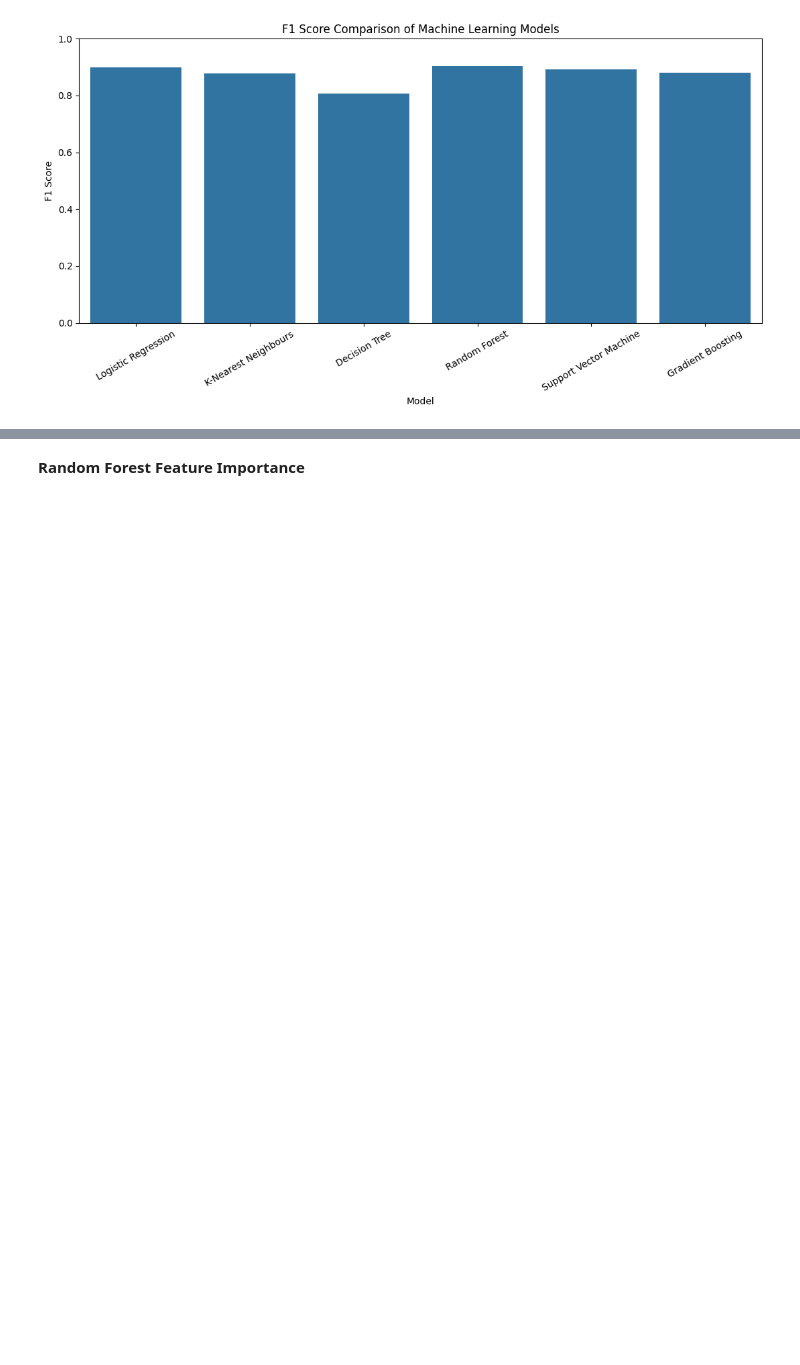
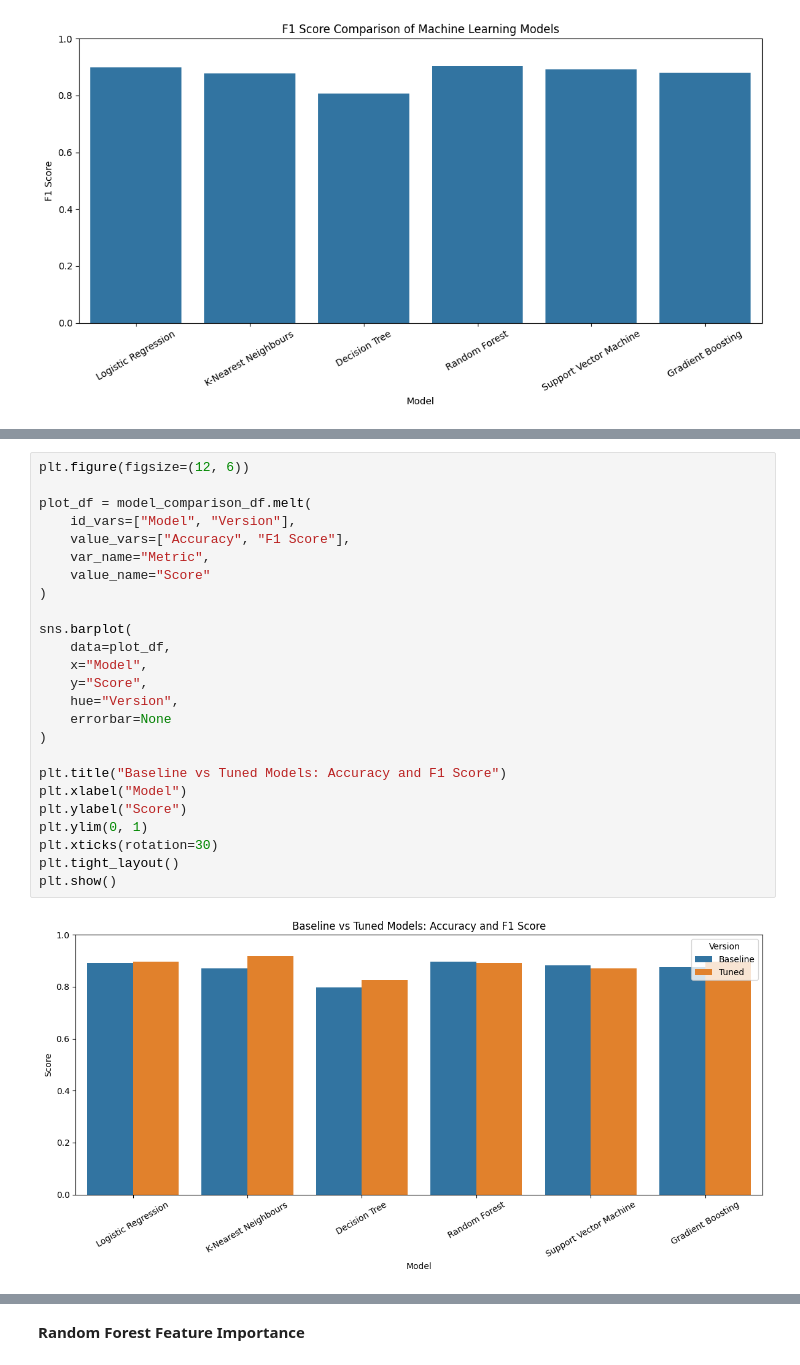
Before and after one commit to soup511/final_year_project, a Jupyter notebook: Heart_DiseasePrediction_usingMachineLearning.ipynb, the cells around one changed output, grey strips where cells are left out. Drawn from its saved outputs; the diff is of its cells as text; blank space fills up the shorter version.

```diff
--- a/Heart_DiseasePrediction_usingMachineLearning.ipynb
+++ b/Heart_DiseasePrediction_usingMachineLearning.ipynb
@@ -1009,0 +1216,27 @@ plt.show()
+# %%
+plt.figure(figsize=(12, 6))
+
+plot_df = model_comparison_df.melt(
+    id_vars=["Model", "Version"],
+    value_vars=["Accuracy", "F1 Score"],
+    var_name="Metric",
+    value_name="Score"
+)
+
+sns.barplot(
+    data=plot_df,
+    x="Model",
+    y="Score",
+    hue="Version",
+    errorbar=None
+)
+
+plt.title("Baseline vs Tuned Models: Accuracy and F1 Score")
+plt.xlabel("Model")
+plt.ylabel("Score")
+plt.ylim(0, 1)
+plt.xticks(rotation=30)
+plt.tight_layout()
+plt.show()
+# %% [output]
+[figure, added]
```
Also changed, not shown: parts of 12 cells of this notebook.
